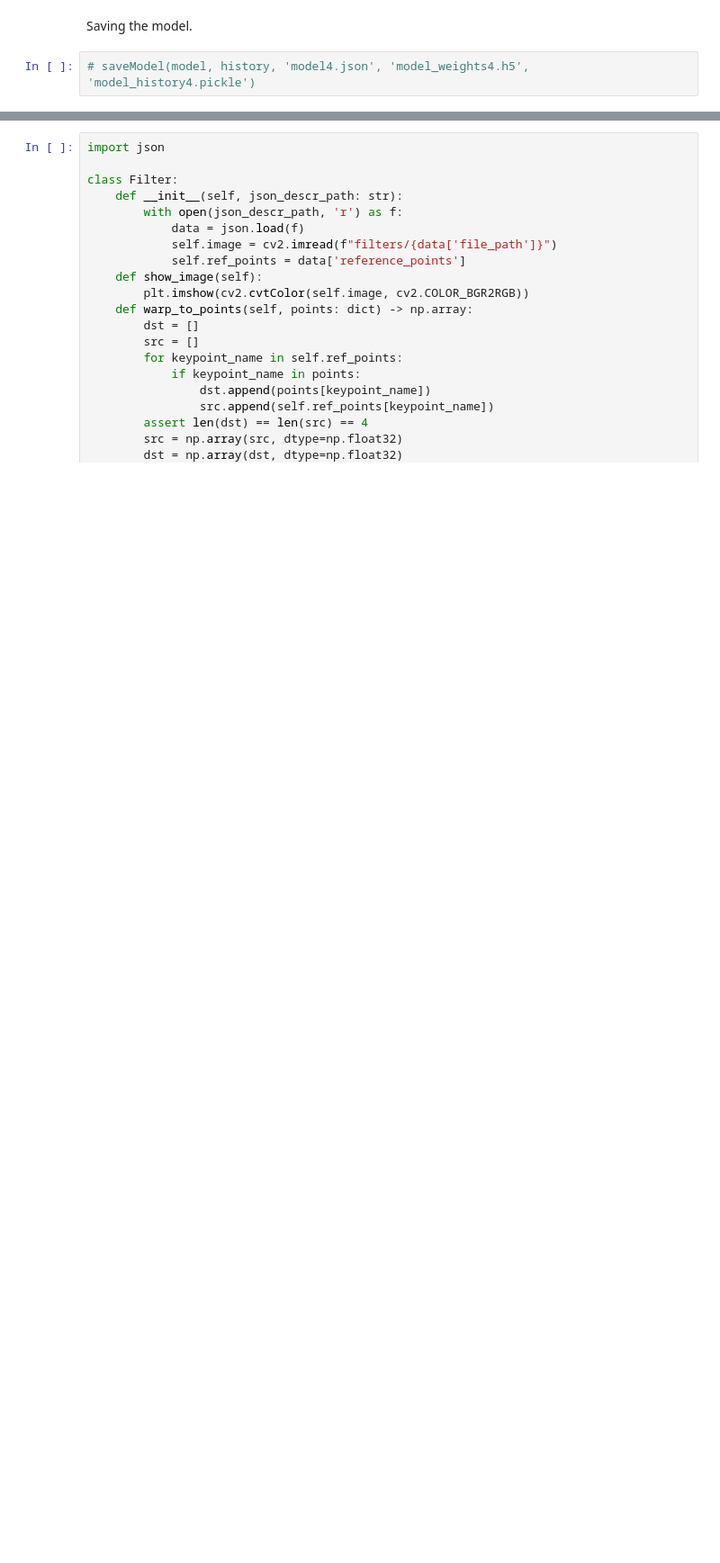
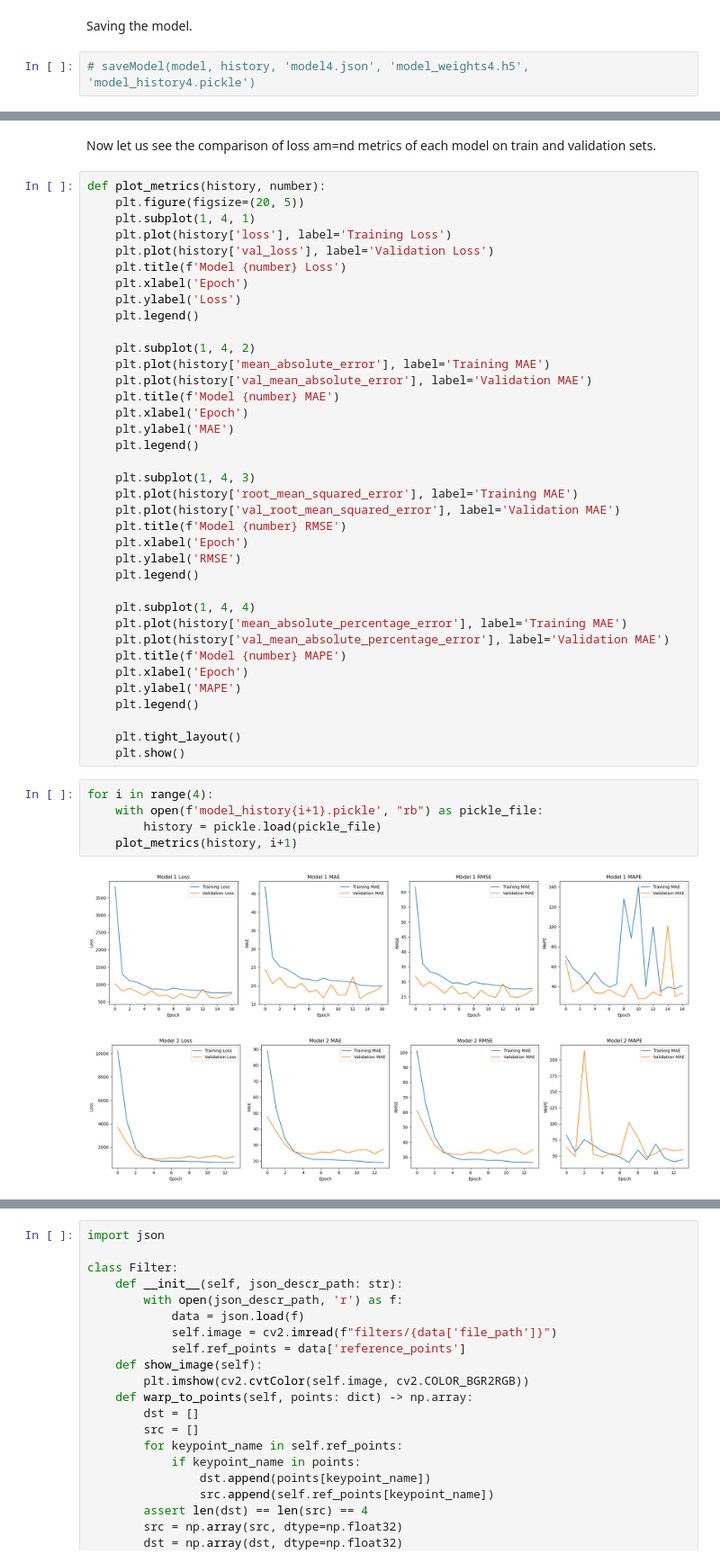
Before and after one commit to ekohachi22/CV-project3, a Jupyter notebook: testing_notebook.ipynb, the cells around one changed output, grey strips where cells are left out. Shown at 90% size. Cells and saved outputs as stored; diff of their text form; blank space fills up the shorter version.

```diff
--- a/testing_notebook.ipynb
+++ b/testing_notebook.ipynb
@@ -625,0 +587,47 @@ Saving the model.
+# %% [markdown]
+Now let us see the comparison of loss am=nd metrics of each model on train and validation sets.
+# %%
+def plot_metrics(history, number):
+    plt.figure(figsize=(20, 5))
+    plt.subplot(1, 4, 1)
+    plt.plot(history['loss'], label='Training Loss')
+    plt.plot(history['val_loss'], label='Validation Loss')
+    plt.title(f'Model {number} Loss')
+    plt.xlabel('Epoch')
+    plt.ylabel('Loss')
+    plt.legend()
+
+    plt.subplot(1, 4, 2)
+    plt.plot(history['mean_absolute_error'], label='Training MAE')
+    plt.plot(history['val_mean_absolute_error'], label='Validation MAE')
+    plt.title(f'Model {number} MAE')
+    plt.xlabel('Epoch')
+    plt.ylabel('MAE')
+    plt.legend()
+
+    plt.subplot(1, 4, 3)
+    plt.plot(history['root_mean_squared_error'], label='Training MAE')
+    plt.plot(history['val_root_mean_squared_error'], label='Validation MAE')
+    plt.title(f'Model {number} RMSE')
+    plt.xlabel('Epoch')
+    plt.ylabel('RMSE')
+    plt.legend()
+
+    plt.subplot(1, 4, 4)
+    plt.plot(history['mean_absolute_percentage_error'], label='Training MAE')
+    plt.plot(history['val_mean_absolute_percentage_error'], label='Validation MAE')
+    plt.title(f'Model {number} MAPE')
+    plt.xlabel('Epoch')
+    plt.ylabel('MAPE')
+    plt.legend()
+
+    plt.tight_layout()
+    plt.show()
+# %%
+for i in range(4):
+    with open(f'model_history{i+1}.pickle', "rb") as pickle_file:
+        history = pickle.load(pickle_file)
+    plot_metrics(history, i+1)
+# %% [output]
+[figure, added]
+[figure, added]
```
Also changed, not shown: parts of 54 cells of this notebook, 2 other files.
